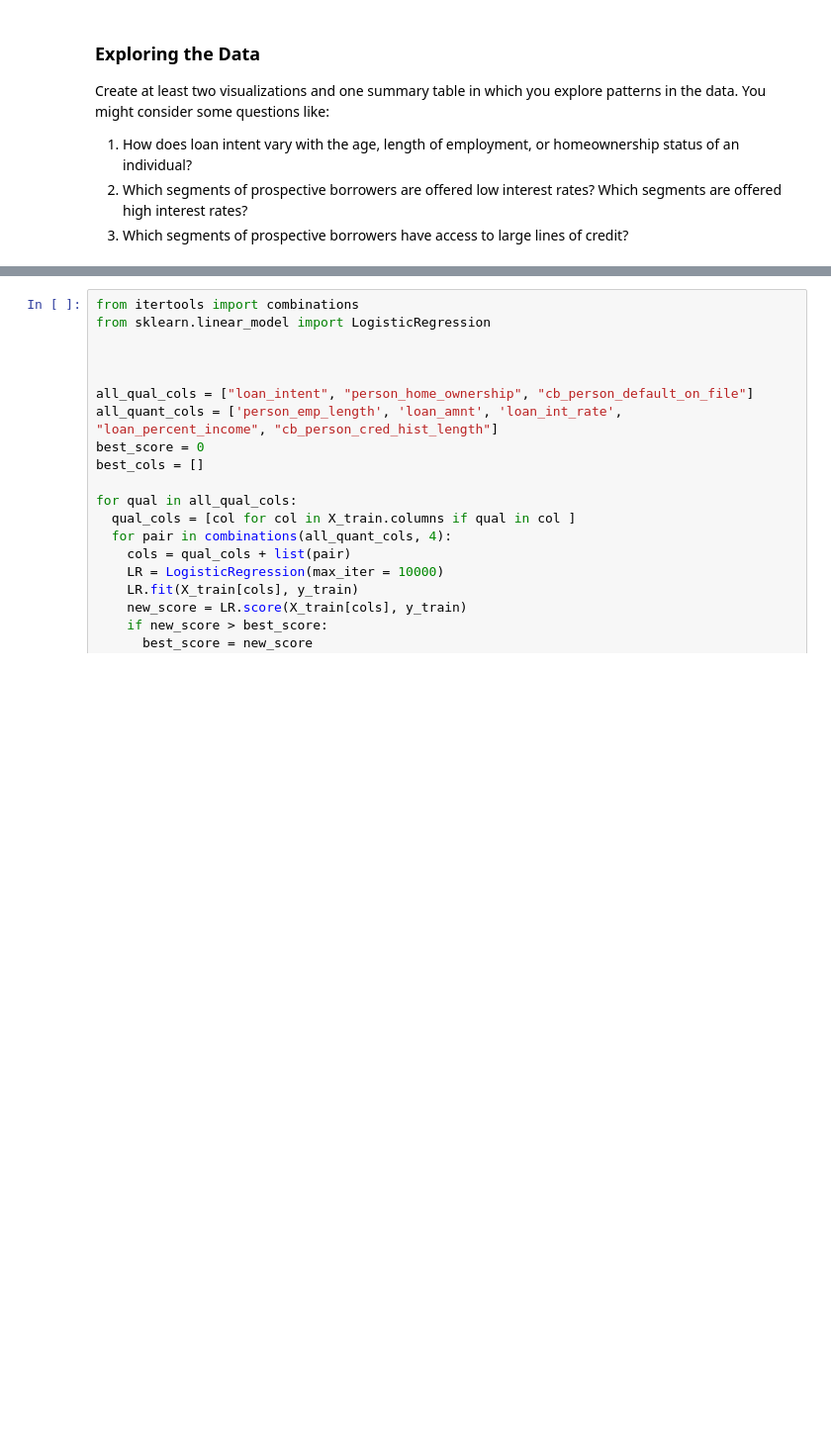
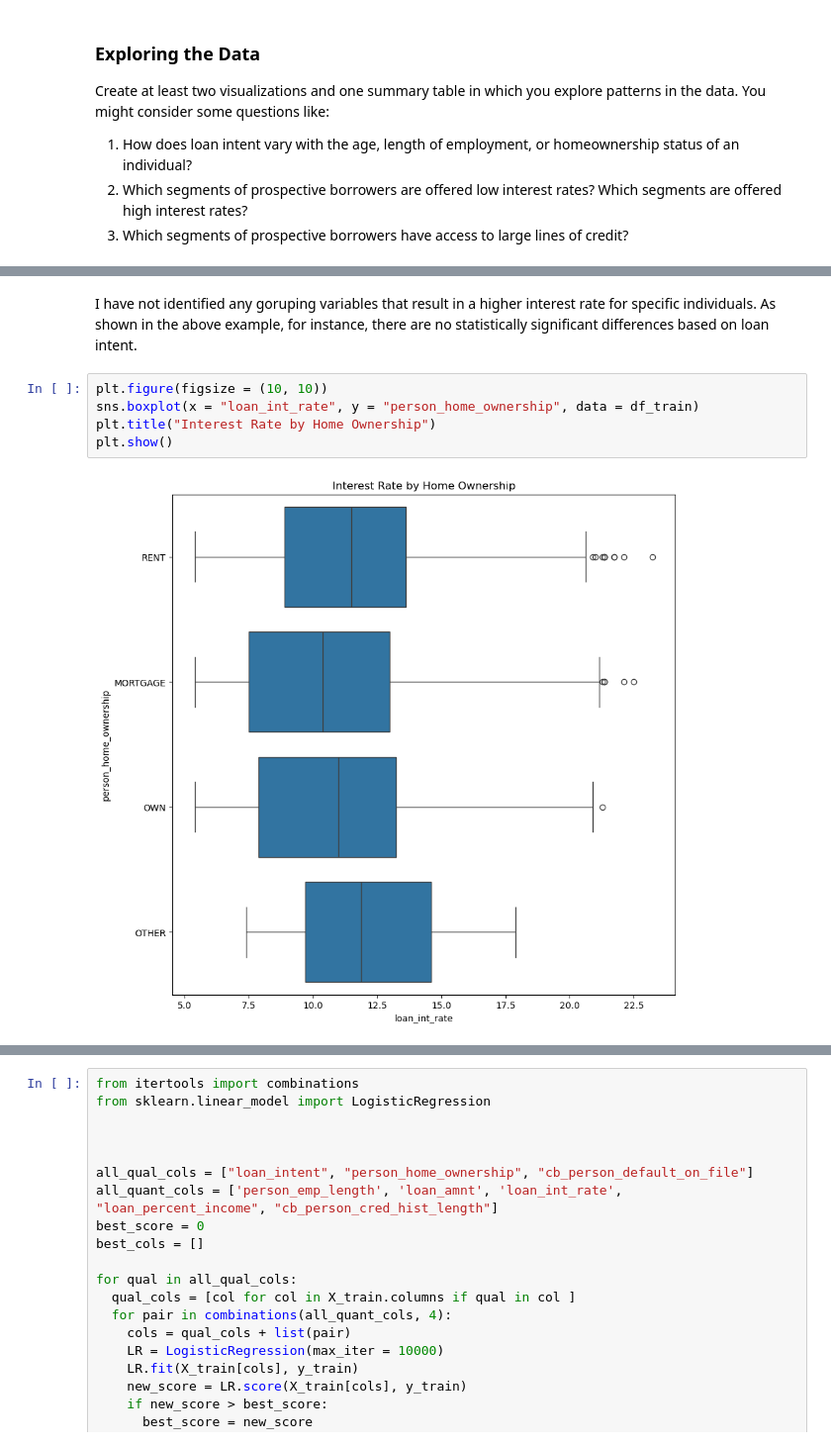
Before and after one commit to jcummings25/github_jcummings25.github.io, a Jupyter notebook: posts/Impact-Automated-Decision-Systems/index.ipynb, the cells around one changed output, grey strips where cells are left out. Shown at 99% size. Cells and saved outputs as stored; diff of their text form; blank space fills up the shorter version.

```diff
--- a/posts/Impact-Automated-Decision-Systems/index.ipynb
+++ b/posts/Impact-Automated-Decision-Systems/index.ipynb
@@ -111,0 +79,9 @@ df_train
+# %% [markdown]
+I have not identified any goruping variables that result in a higher interest rate for specific individuals. As shown in the above example, for instance, there are no statistically significant differences based on loan intent.
+# %%
+plt.figure(figsize = (10, 10))
+sns.boxplot(x = "loan_int_rate", y = "person_home_ownership", data = df_train)
+plt.title("Interest Rate by Home Ownership")
+plt.show()
+# %% [output]
+[figure, added]
```
Also changed, not shown: parts of 29 cells of this notebook, 12 other files.
